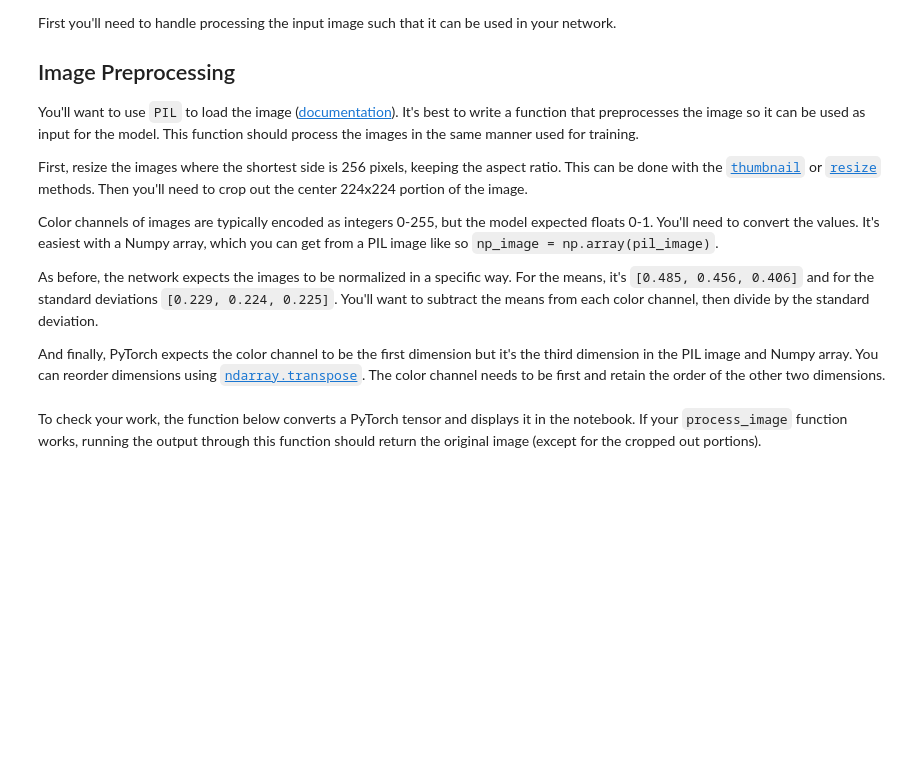
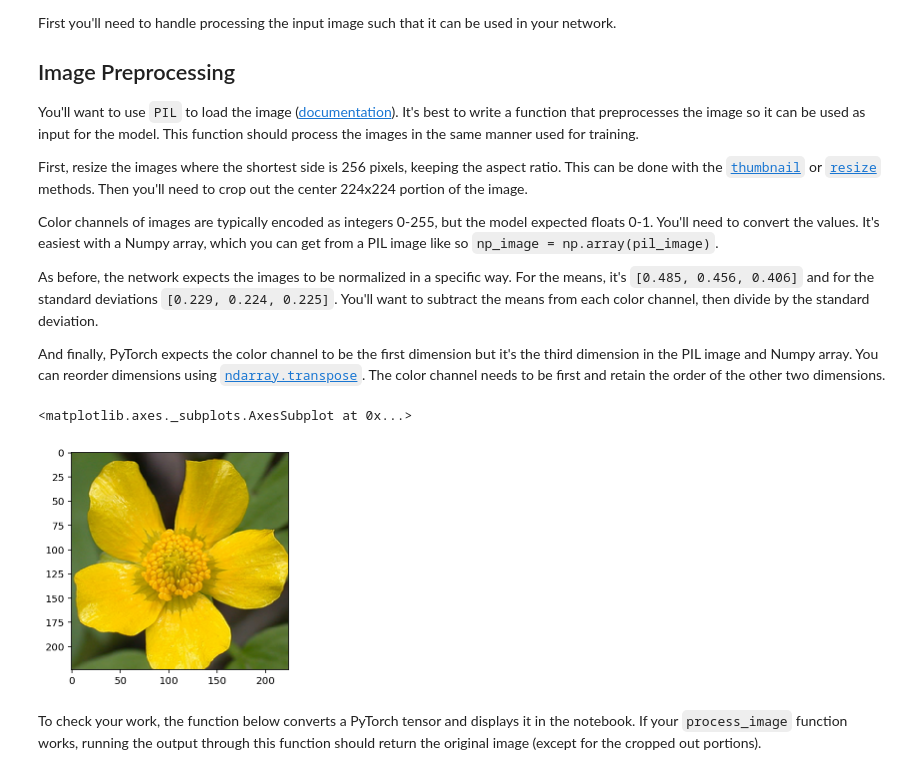
Before and after one commit to M41T3/AIPND_Image_Classifier, a Jupyter notebook: Image Classifier Project.ipynb, the cells around one changed output. Saved outputs shown, nothing was run; the diff lists cells and outputs as text; code cells hidden in the pictures; blank space fills up the shorter version.

Commit message:
image_processing done.

```diff
--- a/Image Classifier Project.ipynb
+++ b/Image Classifier Project.ipynb
@@ -353,3 +349,51 @@ def process_image(image):
+# %%
+def process_image(image):
+    ''' Scales, crops, and normalizes a PIL image for a PyTorch model,
+        returns an Numpy array
+    '''
+    # TODO: Process a PIL image for use in a PyTorch model
+    x,y = image.size
+
+    if x < y:    #get x,y for thumbnail
+        x_thumb = 256
+        y_thumb = int(x_thumb * y/x)
+    elif x > y:
+        y_thumb = 256
+        x_thumb = int(y_thumb * x/y)
+    else:
+        x_thumb = 256
+        y_thumb = 256
+
+    image.thumbnail((x_thumb,y_thumb), Image.ANTIALIAS)
+
+    x1 = x_thumb / 2 - 224 / 2 # center crop image 224x224
+    x2 = x1 + 224
+    y1 = y_thumb / 2 - 224 / 2
+    y2 = y1 + 224
+
+
+    image = image.crop((x1, y1, x2, y2))
+
+    np_image = np.array(image,dtype=np.float32) # convert to np array
+
+    means = [0.485, 0.456, 0.406]
+    std = [0.229, 0.224, 0.225]
+
+    np_image = ((np_image / 255) - means) / std # normalize image
+    #print(np_image.dtype)
+
+    return np_image.transpose(2,0,1).astype(np.float32) # transpose ndarray
+# %%
+#debug test
+
+image = Image.open("buttercup_flower_test.jpg")
+im = process_image(image)
+#print(im.dtype)
+
+imshow(im)
+# %% [output]
+<matplotlib.axes._subplots.AxesSubplot at 0x...>
+[figure, added]
 # %% [markdown]
 To check your work, the function below converts a PyTorch tensor and displays it in the notebook. If your `process_image` function works, running the output through this function should return the original image (except for the cropped out portions).
 # %%
```
Also changed, not shown: parts of 21 cells of this notebook, 1 other file.
